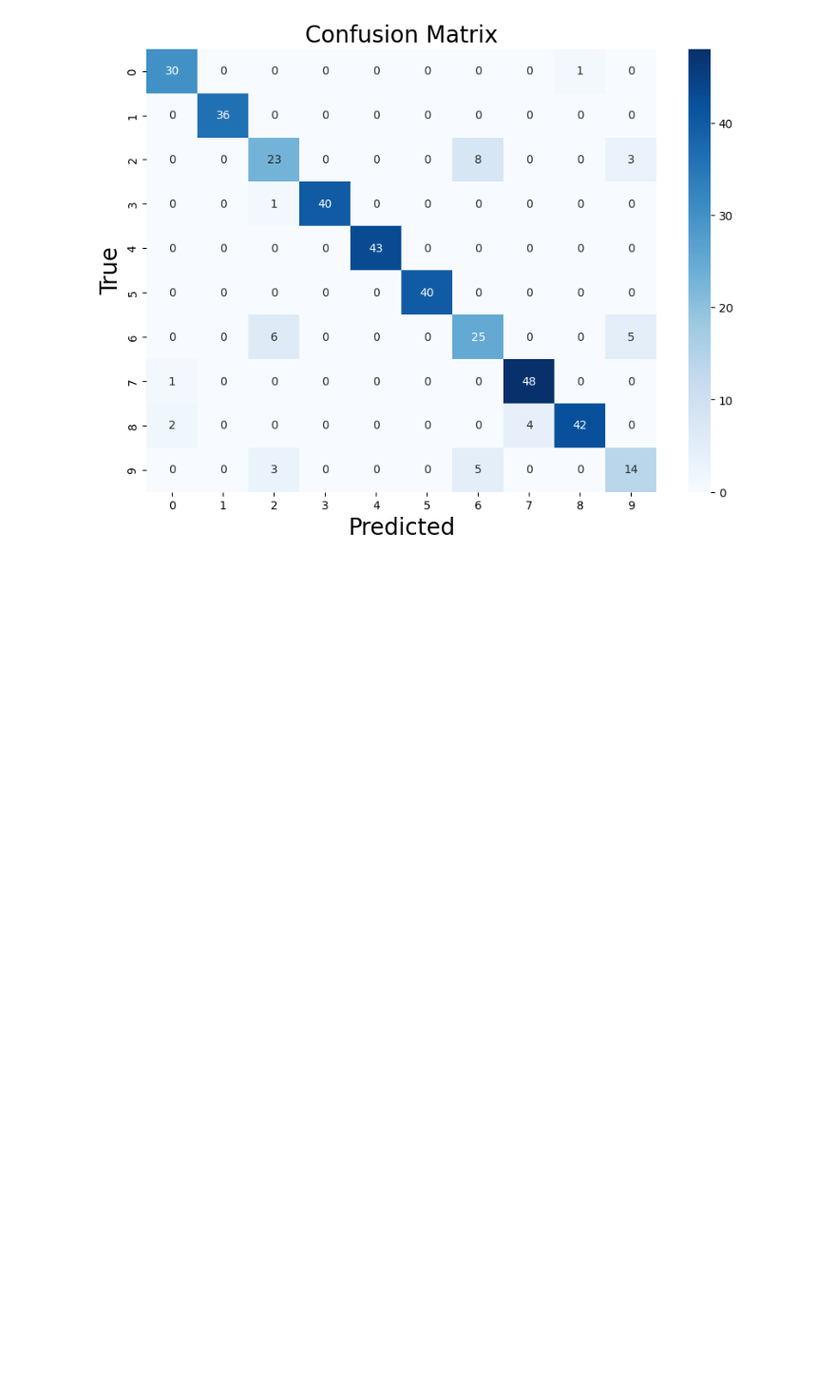
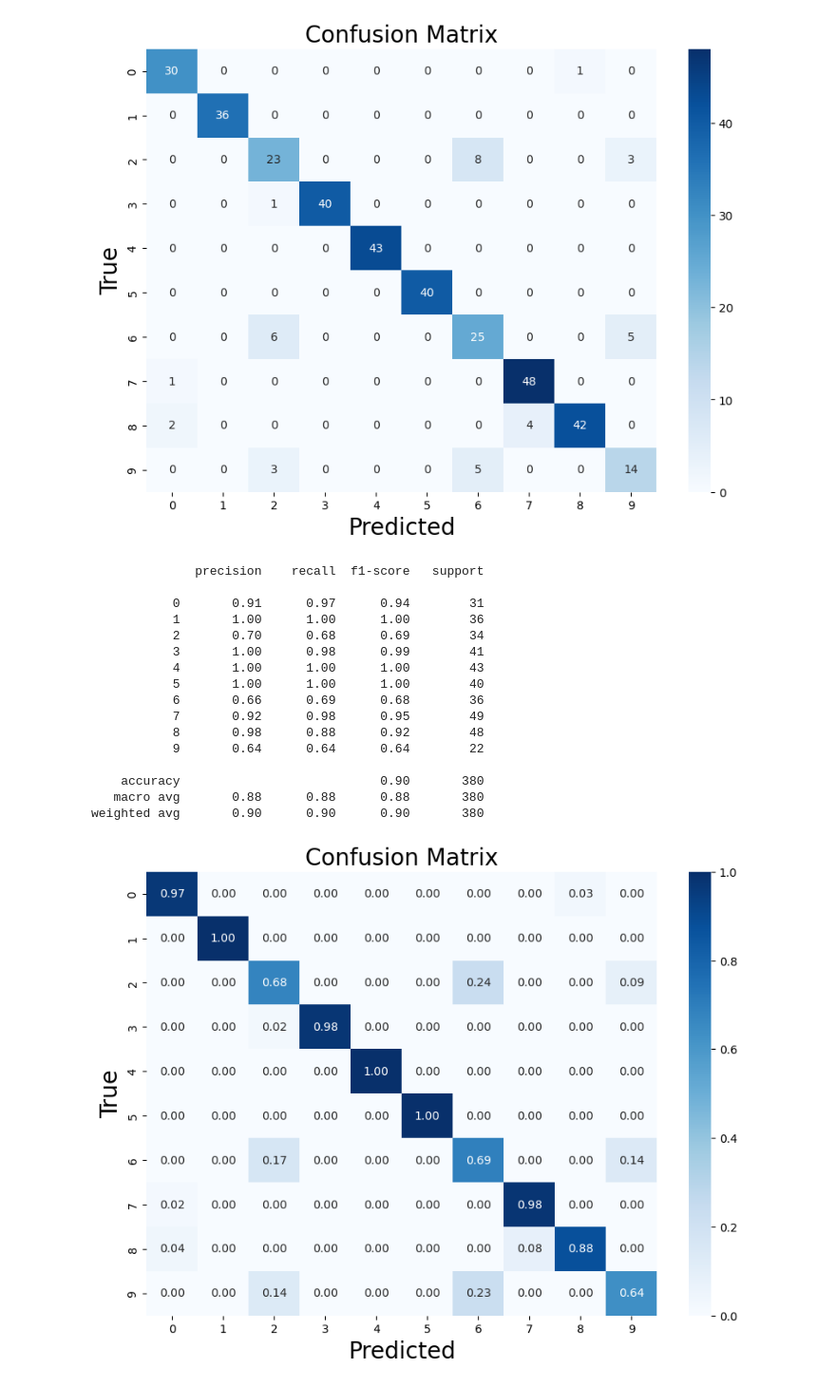
Before and after one commit to BetoPD/Iot-Device-Classifier, a Jupyter notebook: IOT_Device_Identification.ipynb, the cells around one changed output. Shown at 95% size. Saved outputs shown, nothing was run; the diff lists cells and outputs as text; code cells hidden in the pictures; blank space fills up the shorter version.

```diff
--- a/IOT_Device_Identification.ipynb
+++ b/IOT_Device_Identification.ipynb
@@ -214,3 +212,30 @@ plt.show()
    macro avg       0.88      0.88      0.88       380
 weighted avg       0.90      0.90      0.90       380
 [figure]
+# %%
+print(classification_report(y_test, y_pred))
+cm = confusion_matrix(y_test, y_pred, normalize='true')
+plt.figure(figsize=(10, 7))
+sns.heatmap(cm, annot=True, fmt='.2f', cmap='Blues')
+plt.xlabel('Predicted', fontsize=20)
+plt.ylabel('True', fontsize=20)
+plt.title('Confusion Matrix', fontsize=20)
+plt.show()
+# %% [output]
+              precision    recall  f1-score   support
+
+           0       0.91      0.97      0.94        31
+           1       1.00      1.00      1.00        36
+           2       0.70      0.68      0.69        34
+           3       1.00      0.98      0.99        41
+           4       1.00      1.00      1.00        43
+           5       1.00      1.00      1.00        40
+           6       0.66      0.69      0.68        36
+           7       0.92      0.98      0.95        49
+           8       0.98      0.88      0.92        48
+           9       0.64      0.64      0.64        22
+
+    accuracy                           0.90       380
+   macro avg       0.88      0.88      0.88       380
+weighted avg       0.90      0.90      0.90       380
+[figure, added]
```
Also changed, not shown: parts of 20 cells of this notebook.
